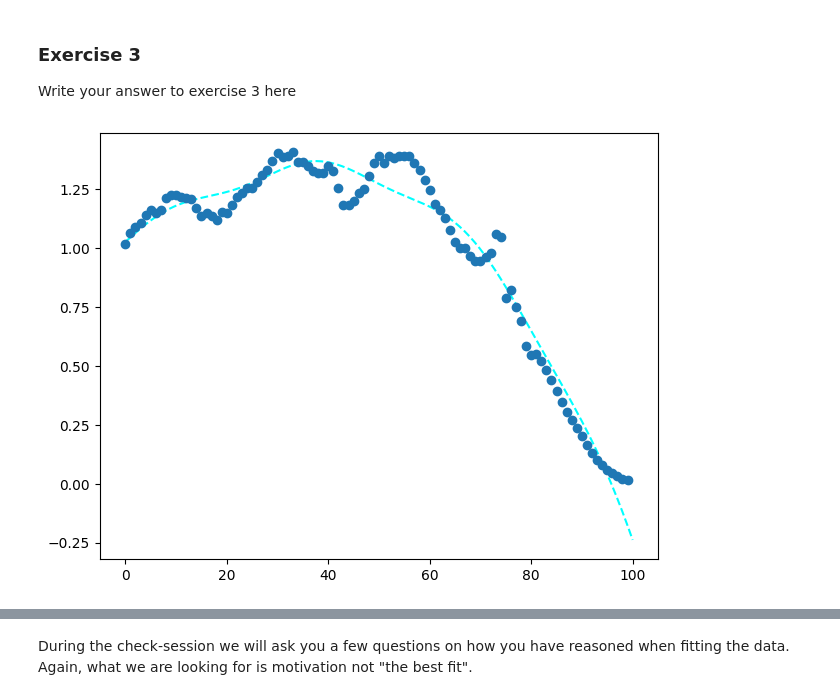
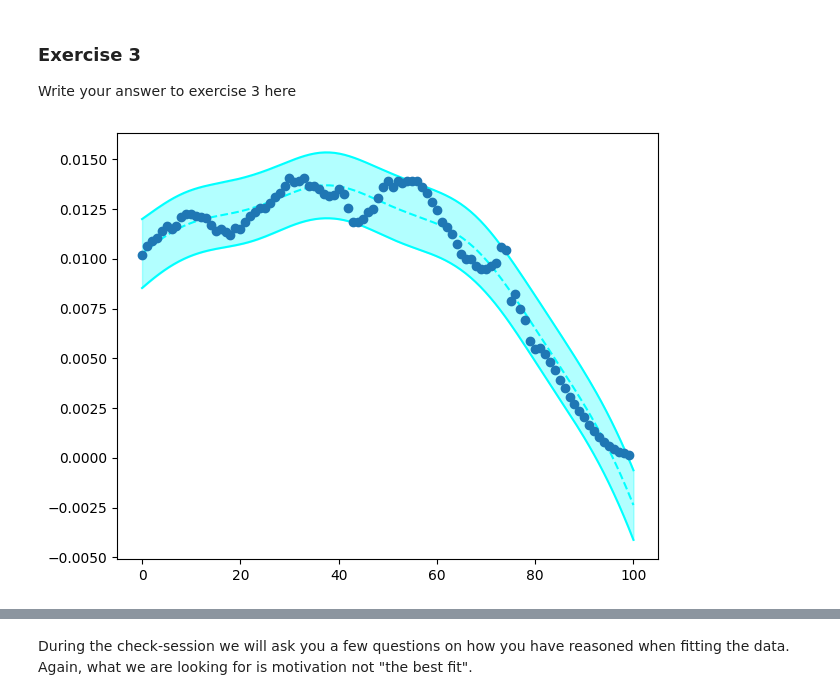
Before and after one commit to Navaneeth2906/nm803_ads_2024, a Jupyter notebook: Practical_3.ipynb, the cells around one changed output, grey strips where cells are left out. Cells and saved outputs as stored; diff of their text form; code cells hidden in the pictures.

```diff
--- a/Practical_3.ipynb
+++ b/Practical_3.ipynb
@@ -666,30 +724,36 @@ Write your answer to exercise 3 here
 # %%
 # Use this box for any code you need
 
-x = np.array([[i] for i in range(100)])  # ages
-y = age_df.sum(axis=0)  # population
-y = 100 * (y/np.sum(y))  # proportion
+def fit_ages_to_population(y):
 
-# Design matrix with basis functions
-design = np.concatenate((np.sin(x * (2 * np.pi / 30)).reshape(-1, 1), x.reshape(-1, 1), np.power(x, 3).reshape(-1, 1), np.power(x, 2).reshape(-1, 1), np.ones_like(x).reshape(-1, 1)), axis=1)
-m_linear_basis = sm.OLS(y, design)
-results_basis = m_linear_basis.fit()
+  x = np.array([[i] for i in range(100)])  # ages
 
-# Predictions
-x_pred = np.linspace(0, 100, 200).reshape(-1, 1)
-design_pred = np.concatenate((np.sin(x_pred * (2 * np.pi / 30)), x_pred, np.power(x_pred, 3), np.power(x_pred, 2), np.ones_like(x_pred)), axis=1)
+  # Design matrix with basis functions
+  design = np.concatenate((np.sin(x * (2 * np.pi / 30)).reshape(-1, 1), x.reshape(-1, 1), np.power(x, 3).reshape(-1, 1), np.power(x, 2).reshape(-1, 1), np.ones_like(x).reshape(-1, 1)), axis=1)
+  m_linear_basis = sm.OLS(y, design)
+  results_basis = m_linear_basis.fit()
 
-y_pred_linear_basis = results_basis.get_prediction(design_pred).summary_frame(alpha=0.05)
+  # Predictions
+  x_pred = np.linspace(0, 100, 200).reshape(-1, 1)
+  design_pred = np.concatenate((np.sin(x_pred * (2 * np.pi / 30)), x_pred, np.power(x_pred, 3), np.power(x_pred, 2), np.ones_like(x_pred)), axis=1)
 
-# Plotting
-fig = plt.figure()
-ax = fig.add_subplot(111)
-ax.scatter(x, y, zorder=2)
+  y_pred_linear_basis = results_basis.get_prediction(design_pred).summary_frame(alpha=0.05)
 
-ax.plot(x_pred, y_pred_linear_basis['mean'], color='cyan', linestyle='--', zorder=1)
+  # Plotting
+  fig = plt.figure()
+  ax = fig.add_subplot(111)
+  ax.scatter(x, y, zorder=2)
+
+  ax.plot(x_pred, y_pred_linear_basis['mean'], color='cyan', linestyle='--', zorder=1)
+  ax.plot(x_pred, y_pred_linear_basis['obs_ci_lower'], color='cyan', linestyle='-', zorder=1)
+  ax.plot(x_pred, y_pred_linear_basis['obs_ci_upper'], color='cyan', linestyle='-', zorder=1)
+  ax.fill_between(x_pred.flatten(), y_pred_linear_basis['obs_ci_lower'], y_pred_linear_basis['obs_ci_upper'], color='cyan', alpha=0.3, zorder=1)
 
 
-plt.tight_layout()
-plt.show()
+  plt.tight_layout()
+  plt.show()
-# %% [output]
-[figure, removed]
+# %%
+y = age_df.sum(axis=0)
+fit_ages_to_population(y/np.sum(y))
+# %% [output]
+[figure, added]
```
Also changed, not shown: parts of 15 cells of this notebook.
